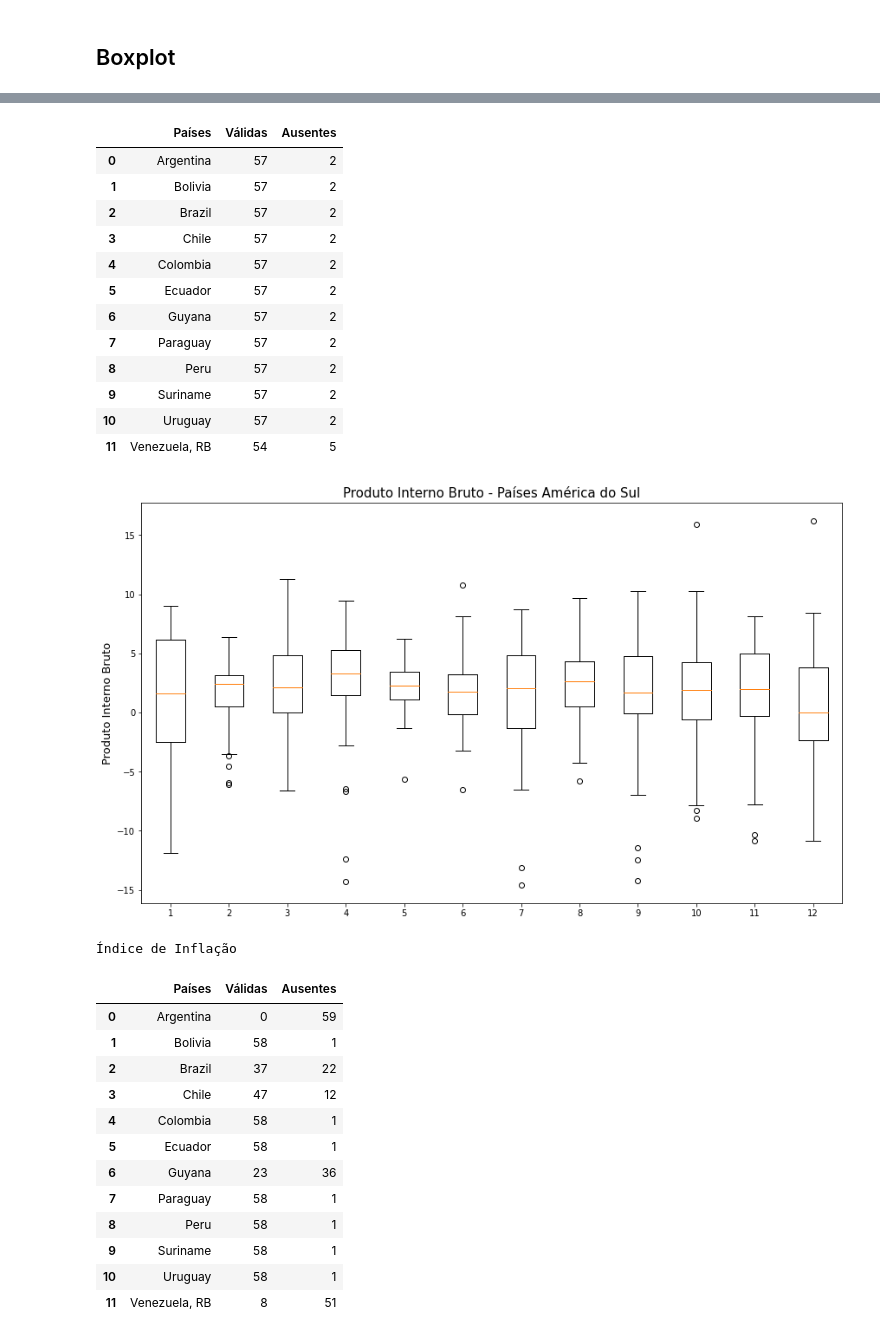
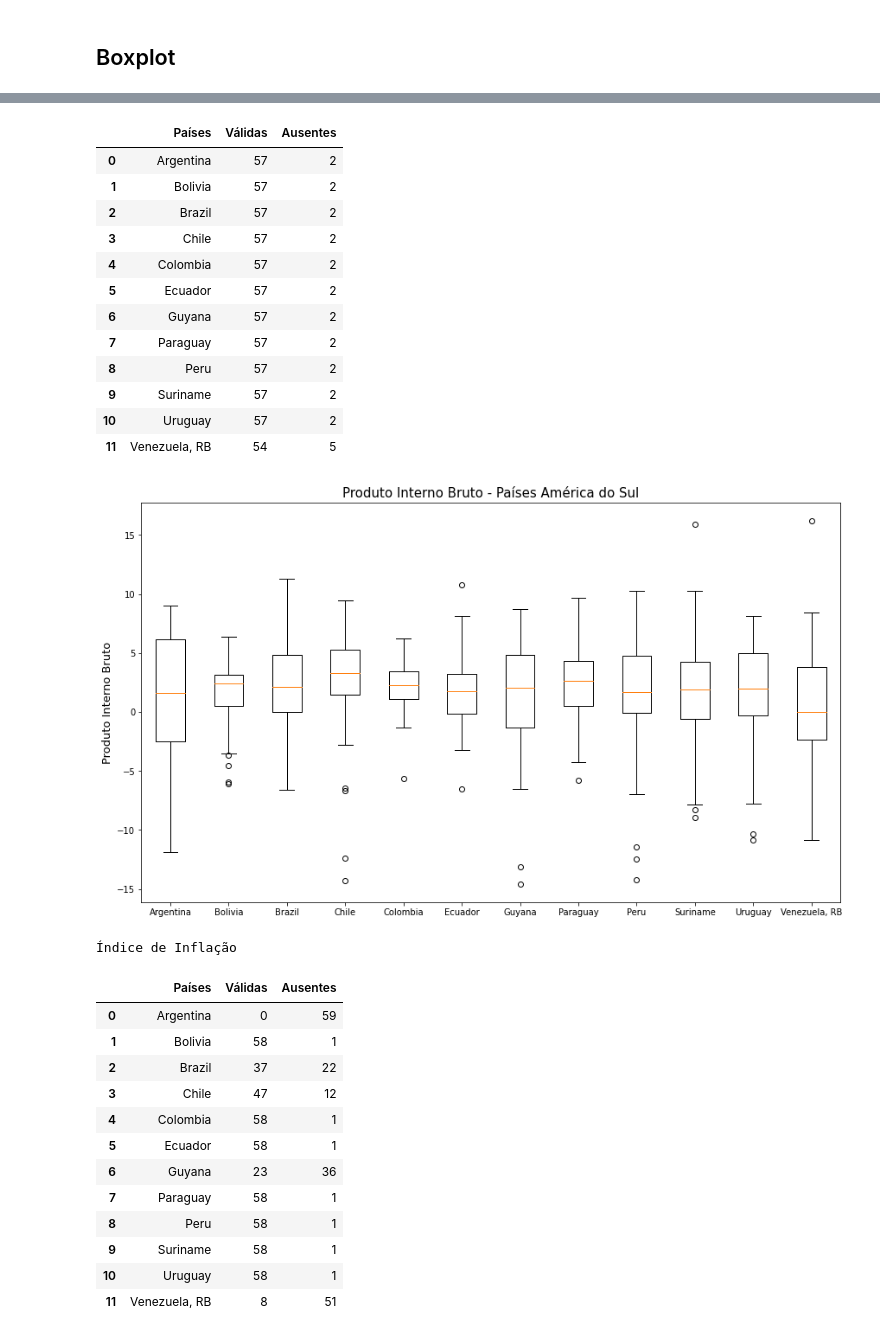
Before and after one commit to sganzerla/DPS852-Data-Science, a Jupyter notebook: T3/T3.ipynb, the cells around one changed output, grey strips where cells are left out. Drawn from its saved outputs; the diff is of its cells as text; code cells hidden in the pictures.

Commit message:
feat: boxplot

```diff
--- a/T3/T3.ipynb
+++ b/T3/T3.ipynb
@@ -95,22 +95,25 @@ def apagar_colunas_nao_sao_anos(df: pd.DataFrame) -> pd.DataFrame:
     return remover_colunas(df, col_apagar)
 
 
-def conferir_dados_ausentes(df: pd.DataFrame, nome_problema: str, rotulos: list[str]) -> pd.DataFrame:
-    validas = []
+def conferir_dados_ausentes(df: pd.DataFrame, nome_problema: str, rotulos: list[str]) -> pd.Series:
+    validos = []
     ausentes = []
+    paises = []
     for indice, linha in df.iterrows():
         dados_pais: pd.Series = linha.to_frame()
         ausentes.append(dados_pais.isna().sum().values[0])
-        quant_valida = dados_pais.shape[0] - \
-            dados_pais.isna().sum(axis=0).values[0]
-        validas.append(quant_valida)
-        if(quant_valida < 20):
+        valido = dados_pais.shape[0] - dados_pais.isna().sum(axis=0).values[0]
+        validos.append(valido)
+        if(valido < 20):
             df.drop(indice, inplace=True)
+        else:
+            pais = rotulos[indice]
+            paises.append(pais)
     dados = pd.DataFrame(
-        {'Países': rotulos, 'Válidas': validas, 'Ausentes': ausentes})
+        {'Países': rotulos, 'Válidas': validos, 'Ausentes': ausentes})
     print(nome_problema)
     display(dados)
-    return df
+    return pd.Series(paises)
 
 
 def gerar_grafico_box_plot(df: pd.DataFrame, nome_eixo_y: str):
@@ -120,26 +123,24 @@ def gerar_grafico_box_plot(df: pd.DataFrame, nome_eixo_y: str):
     # apaga coluna indice que é gerado ao ler
     df = apagar_colunas_nao_sao_anos(df)
 
-    df_amostra_valida = conferir_dados_ausentes(
-        df, nome_eixo_y, rotulos)
-    dados = []
-    df_sem_na = df_amostra_valida.dropna(axis=1)
+    rotulos_validos = conferir_dados_ausentes(df, nome_eixo_y, rotulos)
 
-    for indice, linha in df_sem_na.iterrows():
-        dados_pais = linha.values
-        dados.append(dados_pais)
+    if(len(rotulos_validos)):
+        df.dropna(axis=1, inplace=True)
 
-    fig, ax = plt.subplots()
-    fig.set_size_inches(14.5, 8.5, forward=True)
-    plt.title(nome_eixo_y + " - Países América do Sul", fontsize=15)
-    plt.ylabel(nome_eixo_y, fontsize=13)
-    ax.boxplot(dados, )
-    plt.show()
-
+        fig, ax = plt.subplots()
+        fig.set_size_inches(14.5, 8.5, forward=True)
+        plt.title(nome_eixo_y + " - Países América do Sul", fontsize=15)
+        plt.ylabel(nome_eixo_y, fontsize=13)
+        ax.boxplot(df.T, labels=rotulos_validos)
+        plt.show()
+    else:
+        print("Não há dados suficientes para exibir o gráfico sobre ", nome_eixo_y)
 
 dataframe_mort = ler_arquivo('df_mort_sul_ame.csv')
 gerar_grafico_box_plot(
     dataframe_mort, "Índice de Mortalidade Infantil")
+
 
 dataframe_pib = ler_arquivo('df_pib_sul_ame.csv')
 gerar_grafico_box_plot(dataframe_pib, "Produto Interno Bruto")
@@ -169,18 +170,18 @@ gerar_grafico_box_plot(
 Produto Interno Bruto
 |  | Países | Válidas | Ausentes |
 | 0 | Argentina | 57 | 2 |
 | 1 | Bolivia | 57 | 2 |
 | 2 | Brazil | 57 | 2 |
 | 3 | Chile | 57 | 2 |
 | 4 | Colombia | 57 | 2 |
 | 5 | Ecuador | 57 | 2 |
 | 6 | Guyana | 57 | 2 |
 | 7 | Paraguay | 57 | 2 |
 | 8 | Peru | 57 | 2 |
 | 9 | Suriname | 57 | 2 |
 | 10 | Uruguay | 57 | 2 |
 | 11 | Venezuela, RB | 54 | 5 |
-[figure, old version]
+[figure, new version]
 Índice de Inflação
 |  | Países | Válidas | Ausentes |
 | 0 | Argentina | 0 | 59 |
```
Also changed, not shown: parts of 1 cell of this notebook.
